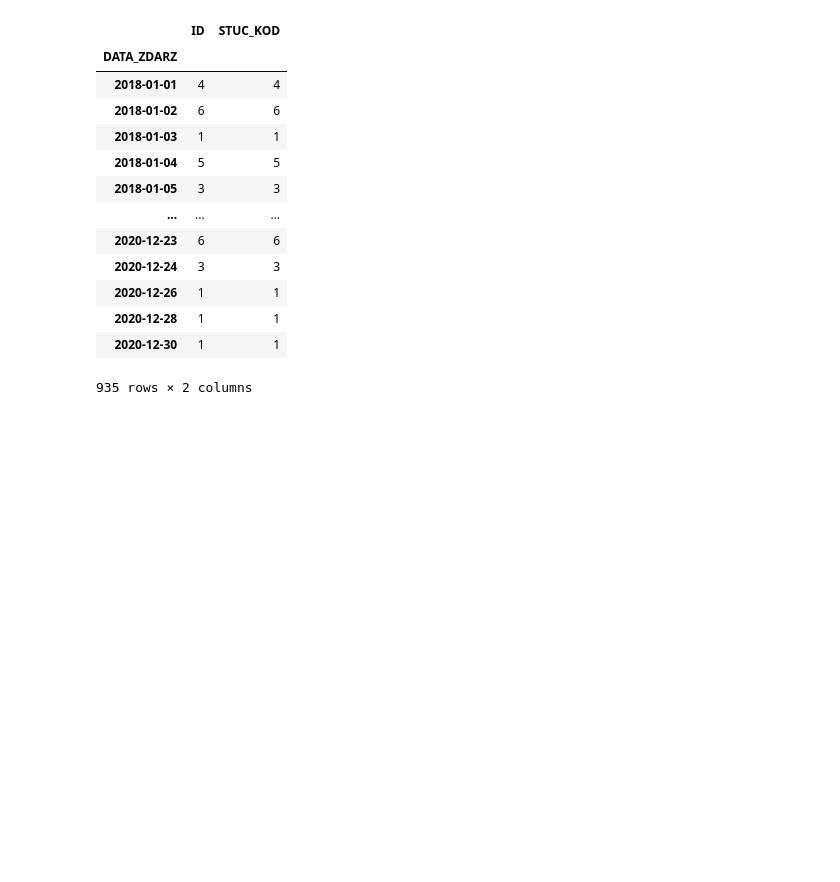
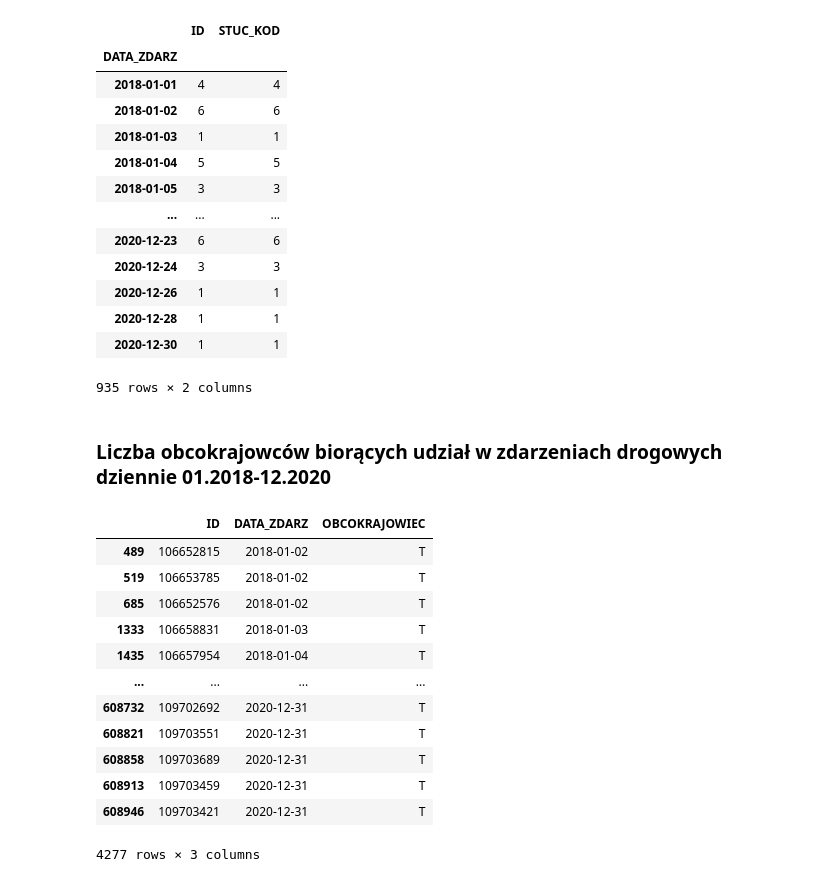
Before and after one commit to ajedrych/bachelor-thesis, a Jupyter notebook: WypadkiDrogowe/plikiCSV/wypadki_warszawa_analiza.ipynb, the cells around one changed output. Saved outputs shown, nothing was run; the diff lists cells and outputs as text; code cells hidden in the pictures; blank space fills up the shorter version.

Commit message:
foreigners

```diff
--- a/WypadkiDrogowe/plikiCSV/wypadki_warszawa_analiza.ipynb
+++ b/WypadkiDrogowe/plikiCSV/wypadki_warszawa_analiza.ipynb
@@ -505,3 +505,24 @@ injured_wypadki2018_20
 935 rows × 2 columns
 # %%
 injured_wypadki2018_20.to_excel("injured_zdarzenia_warszawa2018_21.xlsx")
+# %% [markdown]
+### Liczba obcokrajowców biorących udział w zdarzeniach drogowych dziennie 01.2018-12.2020
+# %%
+foreigners_wypadki2018_20 = warszawa2018_20[['ID','DATA_ZDARZ','OBCOKRAJOWIEC']]
+# %%
+foreigners_wypadki2018_20 = foreigners_wypadki2018_20.drop(foreigners_wypadki2018_20[(foreigners_wypadki2018_20['OBCOKRAJOWIEC'] != 'T')].index)
+foreigners_wypadki2018_20
+# %% [output]
+|  | ID | DATA_ZDARZ | OBCOKRAJOWIEC |
+| 489 | 106652815 | 2018-01-02 | T |
+| 519 | 106653785 | 2018-01-02 | T |
+| 685 | 106652576 | 2018-01-02 | T |
+| 1333 | 106658831 | 2018-01-03 | T |
+| 1435 | 106657954 | 2018-01-04 | T |
+| ... | ... | ... | ... |
+| 608732 | 109702692 | 2020-12-31 | T |
+| 608821 | 109703551 | 2020-12-31 | T |
+| 608858 | 109703689 | 2020-12-31 | T |
+| 608913 | 109703459 | 2020-12-31 | T |
+| 608946 | 109703421 | 2020-12-31 | T |
+4277 rows × 3 columns
```
Also changed, not shown: parts of 2 cells of this notebook.
